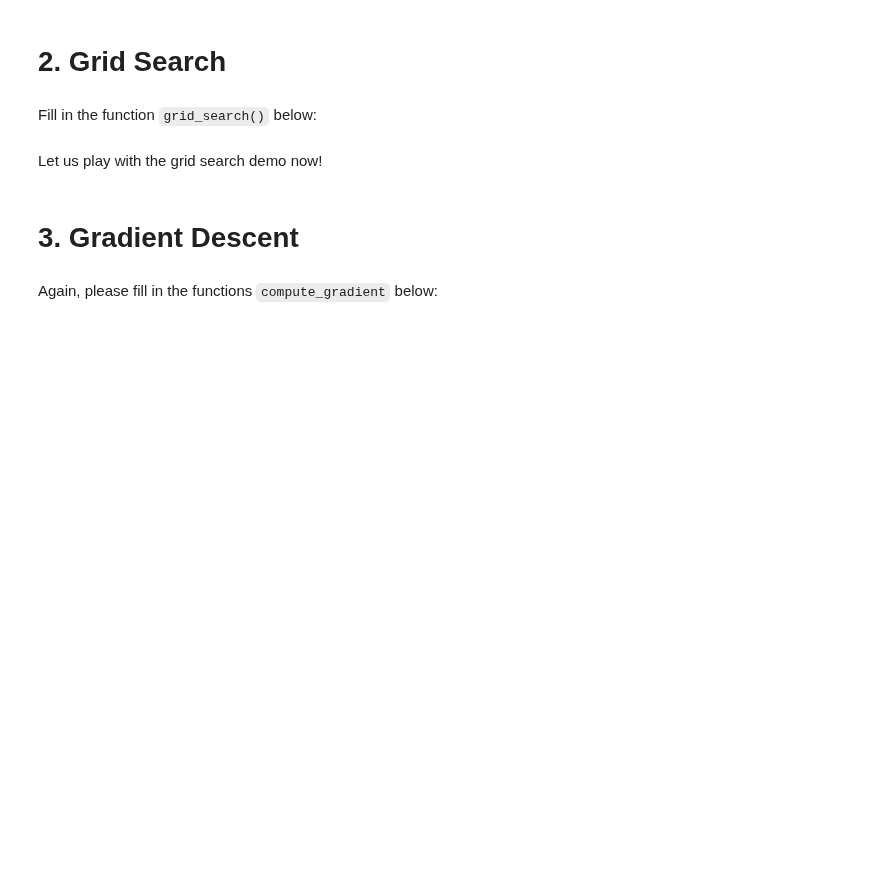
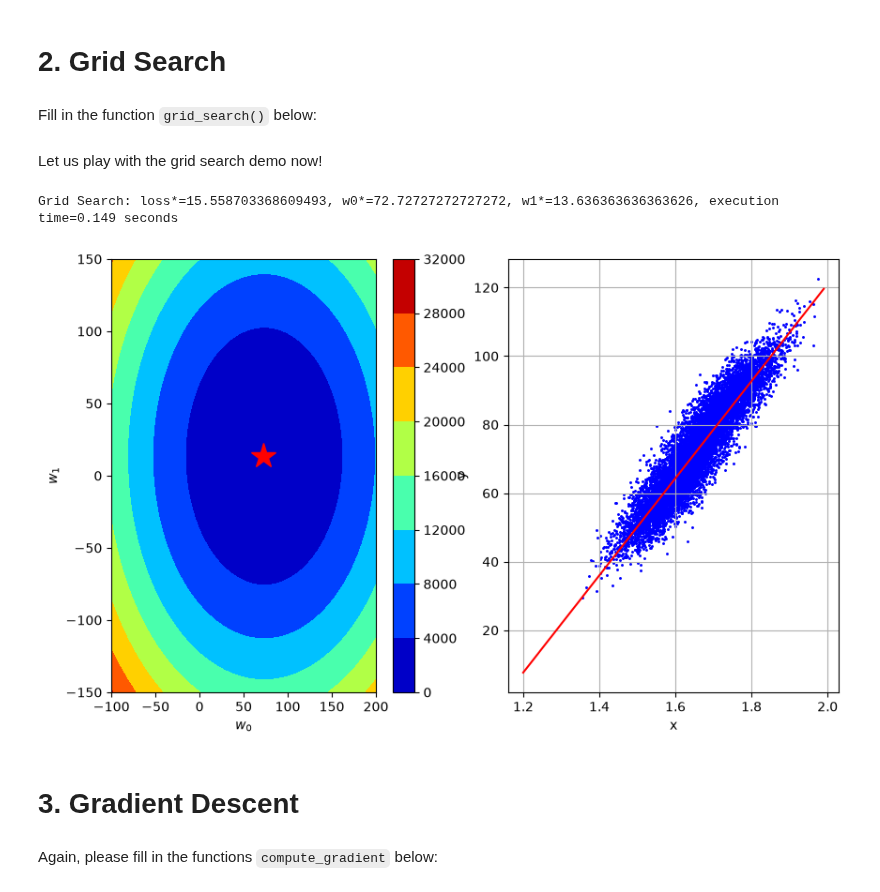
Before and after one commit to namtran227/ML_course, a Jupyter notebook: labs/ex02/template/ex02.ipynb, the cells around one changed output. Saved outputs shown, nothing was run; the diff lists cells and outputs as text; code cells hidden in the pictures; blank space fills up the shorter version.

```diff
--- a/labs/ex02/template/ex02.ipynb
+++ b/labs/ex02/template/ex02.ipynb
@@ -41,4 +43,9 @@ def compute_loss(y, tx, w):
     # INSERT YOUR CODE HERE
     # TODO: compute loss by MSE
     # ***************************************************
-    raise NotImplementedError
+
+    N = y.shape[0]
+
+    e = y - tx @ w
+
+    return 1 / (2 * N) * np.dot(e, e)
@@ -68,37 +79,49 @@ def grid_search(y, tx, grid_w0, grid_w1):
     # INSERT YOUR CODE HERE
     # TODO: compute loss for each combination of w0 and w1.
     # ***************************************************
-    raise NotImplementedError
+    N = y.shape[0]
+    NG0 = grid_w0.shape[0]
+    NG1 = grid_w1.shape[0]
+
+    losses = np.zeros((NG0, NG1), dtype=np.float64)
+
+    for i0, w0 in enumerate(grid_w0):
+        for i1, w1 in enumerate(grid_w1):
+            losses[i0, i1] = compute_loss(y, tx, [w0, w1])
+
     return losses
 # %% [markdown]
 Let us play with the grid search demo now!
 # %%
 from grid_search import generate_w, get_best_parameters
 from plots import grid_visualization
 
 # Generate the grid of parameters to be swept
-grid_w0, grid_w1 = generate_w(num_intervals=10)
+grid_w0, grid_w1 = generate_w(num_intervals=100)
 
 # Start the grid search
 start_time = datetime.datetime.now()
 grid_losses = grid_search(y, tx, grid_w0, grid_w1)
 
 # Select the best combinaison
 loss_star, w0_star, w1_star = get_best_parameters(grid_w0, grid_w1, grid_losses)
 end_time = datetime.datetime.now()
 execution_time = (end_time - start_time).total_seconds()
 
 # Print the results
 print(
     "Grid Search: loss*={l}, w0*={w0}, w1*={w1}, execution time={t:.3f} seconds".format(
         l=loss_star, w0=w0_star, w1=w1_star, t=execution_time
     )
 )
 
 # Plot the results
 fig = grid_visualization(grid_losses, grid_w0, grid_w1, mean_x, std_x, height, weight)
 fig.set_size_inches(10.0, 6.0)
 fig.savefig("grid_plot")  # Optional saving
+# %% [output]
+Grid Search: loss*=15.558703368609493, w0*=72.72727272727272, w1*=13.636363636363626, execution time=0.149 seconds
+[figure, added]
 # %% [markdown]
 # 3. Gradient Descent
 # %% [markdown]
```
Also changed, not shown: parts of 21 cells of this notebook, 2 other files.
